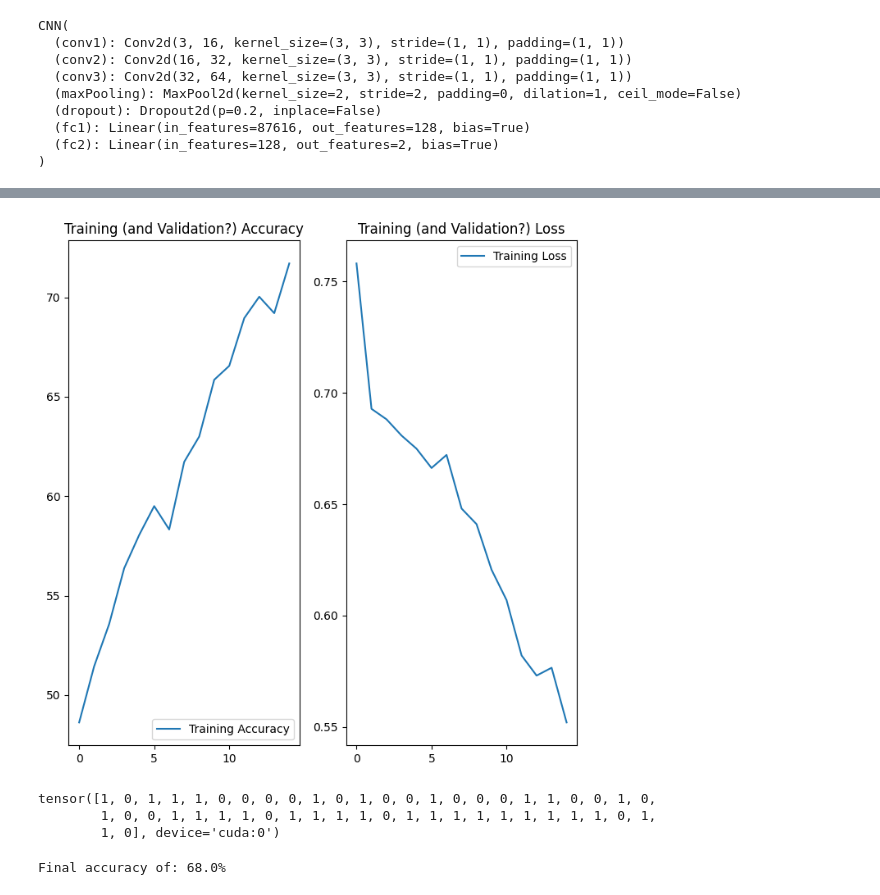
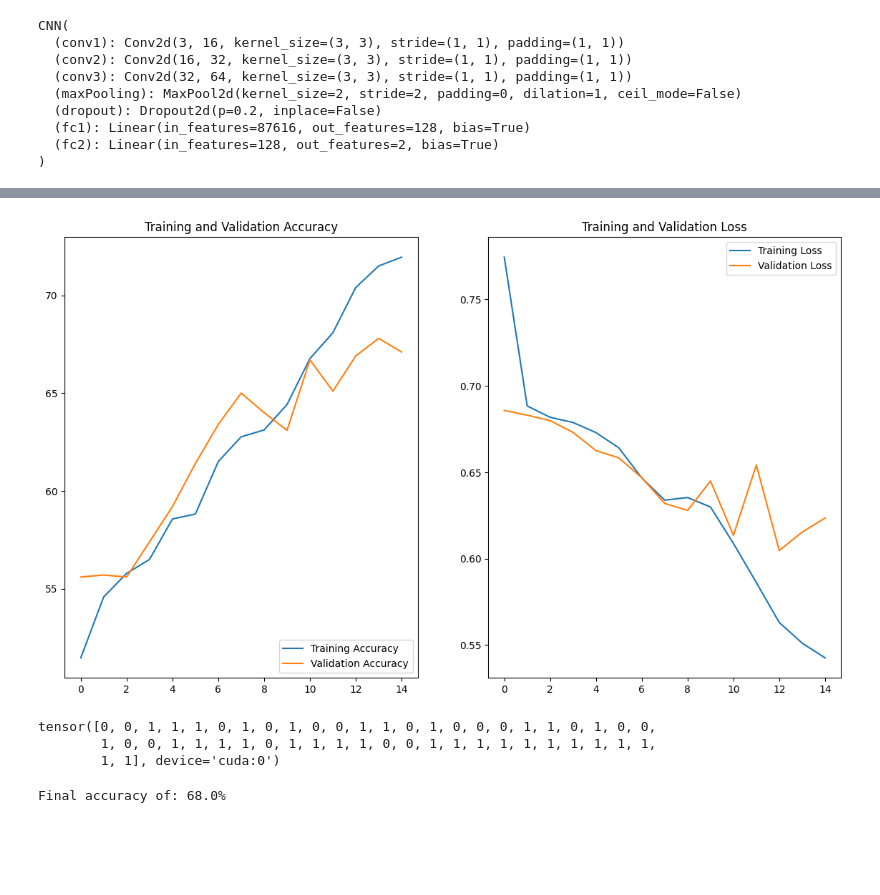
Before and after one commit to joacoh/PortfolioProjects, a Jupyter notebook: Cat-Dog Predictor/cat_dog_pytorch.ipynb, the cells around one changed output, grey strips where cells are left out. Cells and saved outputs as stored; diff of their text form; code cells hidden in the pictures; blank space fills up the shorter version.

Commit message:
Validation implemented and best run!

```diff
--- a/Cat-Dog Predictor/cat_dog_pytorch.ipynb
+++ b/Cat-Dog Predictor/cat_dog_pytorch.ipynb
@@ -143,10 +143,17 @@ optimizer = optim.Adam(model.parameters())
 t_acc = []
 t_los = []
 
+v_acc = []
+v_los = []
+
 for epoch in range(epochs):
     running_loss = 0.0
     correct = 0
     total = 0
+
+    running_loss_v = 0.0
+    correct_v = 0
+    total_v = 0
 
     for (inputs, labels) in train_loader:
         # Move data to GPU if available
@@ -169,8 +176,28 @@ for epoch in range(epochs):
         total += labels.size(0)
         correct += (predicted == labels).sum().item()
 
+    with torch.no_grad():
+        for (inputs, labels) in val_loader:
+            # Move data to GPU if available
+            inputs, labels = inputs.to(device), labels.to(device)
+
+            # Forward
+            outputs = model(inputs)
+            loss = criterion(outputs, labels)
+
+            # Update running loss
+            running_loss_v += loss.item()
+
+            # Calculate accuracy
+            _, predicted = torch.max(outputs, 1)
+            total_v += labels.size(0)
+            correct_v += (predicted == labels).sum().item()
+
     t_acc.append((correct/total)*100)
     t_los.append(running_loss/len(train_loader))
 
-    print(f"Epoch {epoch+1}/{epochs}, Loss: {running_loss/len(train_loader):.4f}, Accuracy: {(correct/total)*100:.2f}%")
+    v_acc.append((correct_v/total_v)*100)
+    v_los.append(running_loss_v/len(val_loader))
+
+    print(f"Epoch {epoch+1}/{epochs}, Train Loss: {running_loss/len(train_loader):.4f}, Train Accuracy: {(correct/total)*100:.2f}%, Val Loss: {running_loss_v/len(val_loader):.4f}, Val Accuracy: {(correct_v/total_v)*100:.2f}%")
 # %% [output]
@@ -238,21 +219,21 @@ Epoch 15/15, Loss: 0.5916, Accuracy: 69.80%
 # %%
 epochs_range = range(epochs)
 
-plt.figure(figsize=(8, 8))
+plt.figure(figsize=(14, 8))
 plt.subplot(1, 2, 1)
 plt.plot(epochs_range, t_acc, label='Training Accuracy')
-#plt.plot(epochs_range, val_acc, label='Validation Accuracy')
+plt.plot(epochs_range, v_acc, label='Validation Accuracy')
 plt.legend(loc='lower right')
-plt.title('Training (and Validation?) Accuracy')
+plt.title('Training and Validation Accuracy')
 
 plt.subplot(1, 2, 2)
 plt.plot(epochs_range, t_los, label='Training Loss')
-#plt.plot(epochs_range, val_loss, label='Validation Loss')
+plt.plot(epochs_range, v_los, label='Validation Loss')
 plt.legend(loc='upper right')
-plt.title('Training (and Validation?) Loss')
+plt.title('Training and Validation Loss')
 plt.show()
 # %% [output]
-[figure, old version]
+[figure, new version]
 # %%
 for (inputs, labels) in test_loader:
     # Move data to GPU if available
@@ -264,9 +245,9 @@ for (inputs, labels) in test_loader:
 
 print(predicted)
 # %% [output]
-tensor([1, 0, 1, 1, 1, 0, 0, 0, 0, 1, 0, 1, 0, 0, 1, 0, 0, 0, 1, 1, 0, 0, 1, 0,
-        1, 0, 0, 1, 1, 1, 1, 0, 1, 1, 1, 1, 0, 1, 1, 1, 1, 1, 1, 1, 1, 1, 0, 1,
-        1, 0], device='cuda:0')
+tensor([0, 0, 1, 1, 1, 0, 1, 0, 1, 0, 0, 1, 1, 0, 1, 0, 0, 0, 1, 1, 0, 1, 0, 0,
+        1, 0, 0, 1, 1, 1, 1, 0, 1, 1, 1, 1, 0, 0, 1, 1, 1, 1, 1, 1, 1, 1, 1, 1,
+        1, 1], device='cuda:0')
 # %%
 correct = 0
 
```
Also changed, not shown: parts of 6 cells of this notebook.
